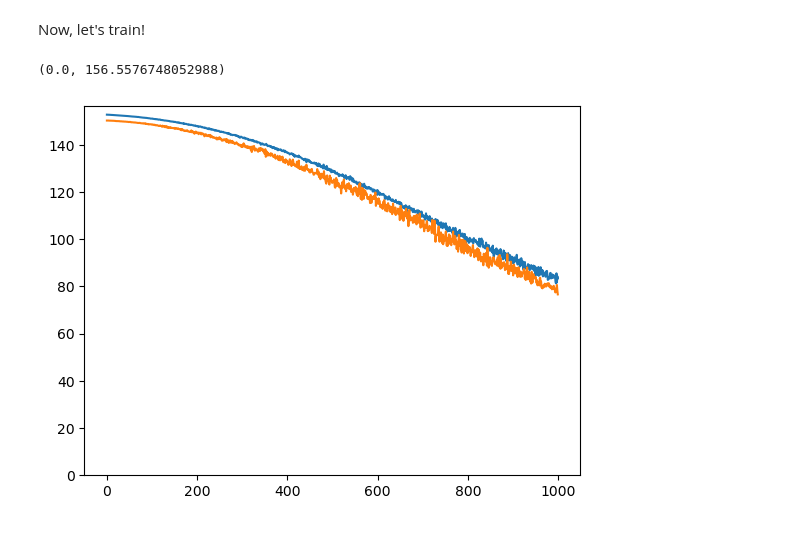
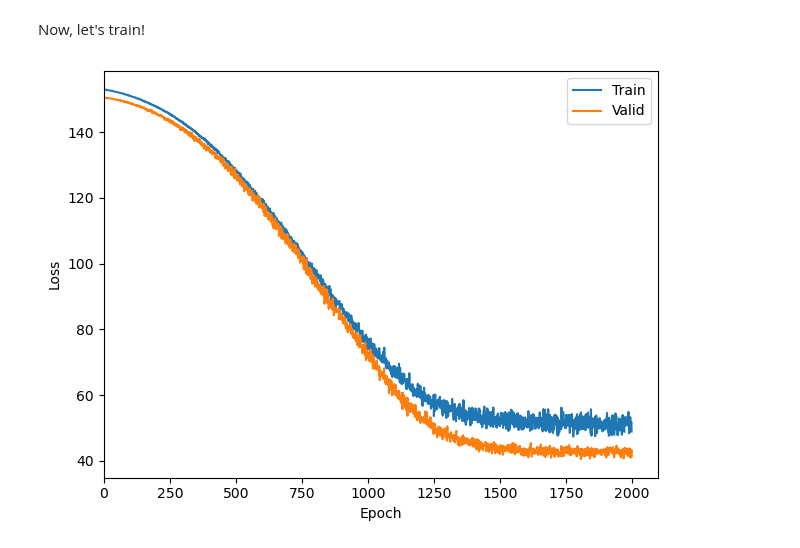
Before and after one commit to jdenholm/TorchTools, a Jupyter notebook: demos/dense_network.ipynb, the cells around one changed output. Drawn from its saved outputs; the diff is of its cells as text; code cells hidden in the pictures.

```diff
--- a/demos/dense_network.ipynb
+++ b/demos/dense_network.ipynb
@@ -353,11 +353,11 @@ torch.Size([8, 10]) torch.Size([8, 1])
 model = DenseNetwork(
     in_feats=10,
     out_feats=1,
-    hidden_sizes=(10, 10, 5, 5),
+    hidden_sizes=(10, 5),
     input_bnorm=True,
     hidden_bnorm=True,
     input_dropout=0.1,
-    hidden_dropout=0.25,
+    hidden_dropout=0.1,
 )
 print(model)
 # %% [output]
@@ -470,19 +470,27 @@ Now, let's train!
 # %%
 metrics = {"train_loss": [], "valid_loss": []}
 
-for epoch in range(1000):
+for epoch in range(2000):
 
     train_loss = train_one_epoch(model, loss_func, optimiser, train_loader)
     valid_loss = validate_one_epoch(model, loss_func, valid_loader)
 
     metrics["train_loss"].append(train_loss)
     metrics["valid_loss"].append(valid_loss)
 
 
-plt.plot(metrics["train_loss"])
-plt.plot(metrics["valid_loss"])
+figure, axis = plt.subplots(1, 1)
 
-plt.ylim(bottom=0.0)
+axis.plot(metrics["train_loss"], label="Train")
+axis.plot(metrics["valid_loss"], label="Valid")
+
+axis.set_ylabel("Loss")
+axis.set_xlabel("Epoch")
+
+axis.set_xlim(left=0.0)
+
+axis.legend()
+
+figure.tight_layout()
 # %% [output]
-(0.0, 156.5576748052988)
-[figure, old version]
+[figure, new version]
```
Also changed, not shown: parts of 2 cells of this notebook.
